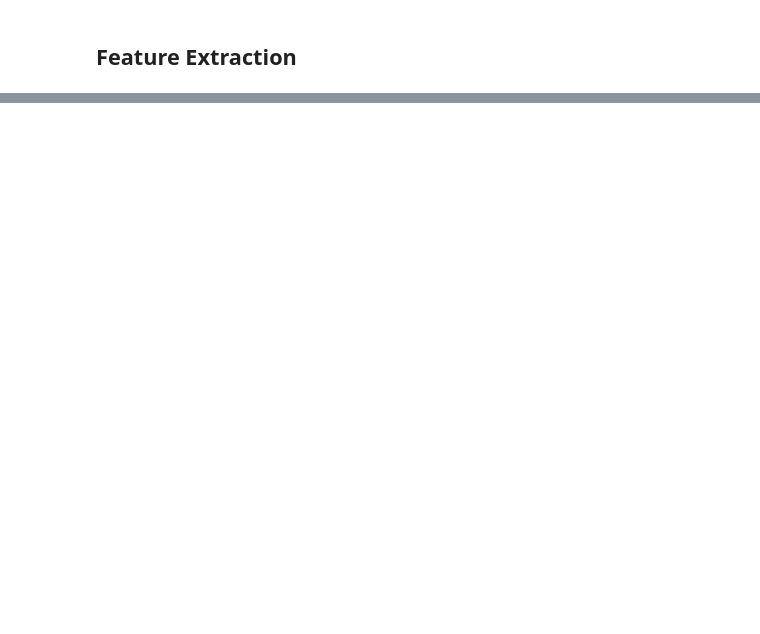
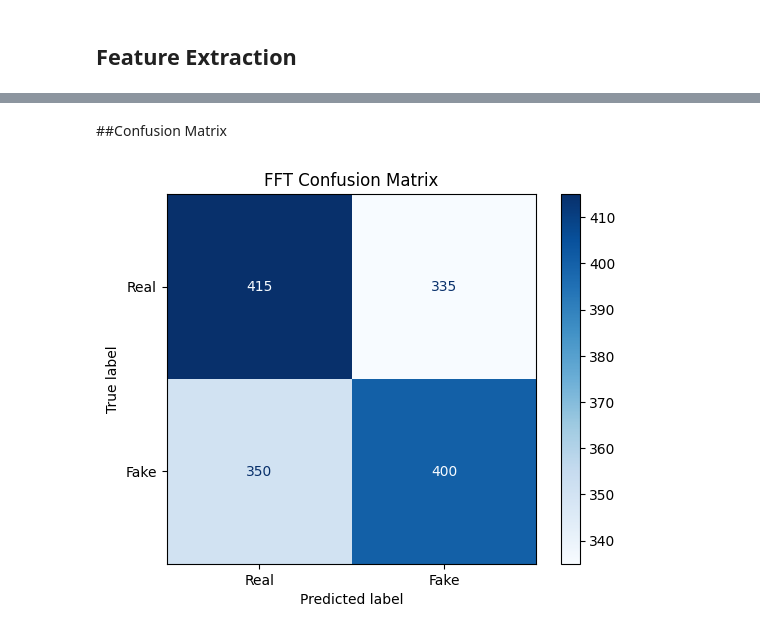
Before and after one commit to UIUC-CS445-DeepFakes/FFT, a Jupyter notebook: FFT_Final.ipynb, the cells around one changed output, grey strips where cells are left out. Saved outputs shown, nothing was run; the diff lists cells and outputs as text; code cells hidden in the pictures; blank space fills up the shorter version.

```diff
--- a/FFT_Final.ipynb
+++ b/FFT_Final.ipynb
@@ -177,0 +355,14 @@ print(f"Fake    {cm[1][0]}     {cm[1][1]}")
+# %%
+scaler = StandardScaler()
+
+X_train_features = scaler.fit_transform(
+    X_train_features
+)
+
+X_val_features = scaler.transform(
+    X_val_features
+)
+
+X_test_features = scaler.transform(
+    X_test_features
+)
@@ -177,0 +411,15 @@ print(f"Fake    {cm[1][0]}     {cm[1][1]}")
+# %%
+y_test_pred = model.predict(
+    X_test_features
+)
+
+print("Accuracy:",
+      accuracy_score(
+          y_test,
+          y_test_pred
+      ))
+
+print(classification_report(
+    y_test,
+    y_test_pred
+))
@@ -177,0 +436,20 @@ print(f"Fake    {cm[1][0]}     {cm[1][1]}")
+# %% [markdown]
+##Confusion Matrix
+# %%
+cm = confusion_matrix(
+    y_test,
+    y_test_pred
+)
+
+disp = ConfusionMatrixDisplay(
+    confusion_matrix=cm,
+    display_labels=["Real", "Fake"]
+)
+
+disp.plot(cmap="Blues")
+
+plt.title("FFT Confusion Matrix")
+
+plt.show()
+# %% [output]
+[figure, added]
```
Also changed, not shown: parts of 61 cells of this notebook, 1 other file.
